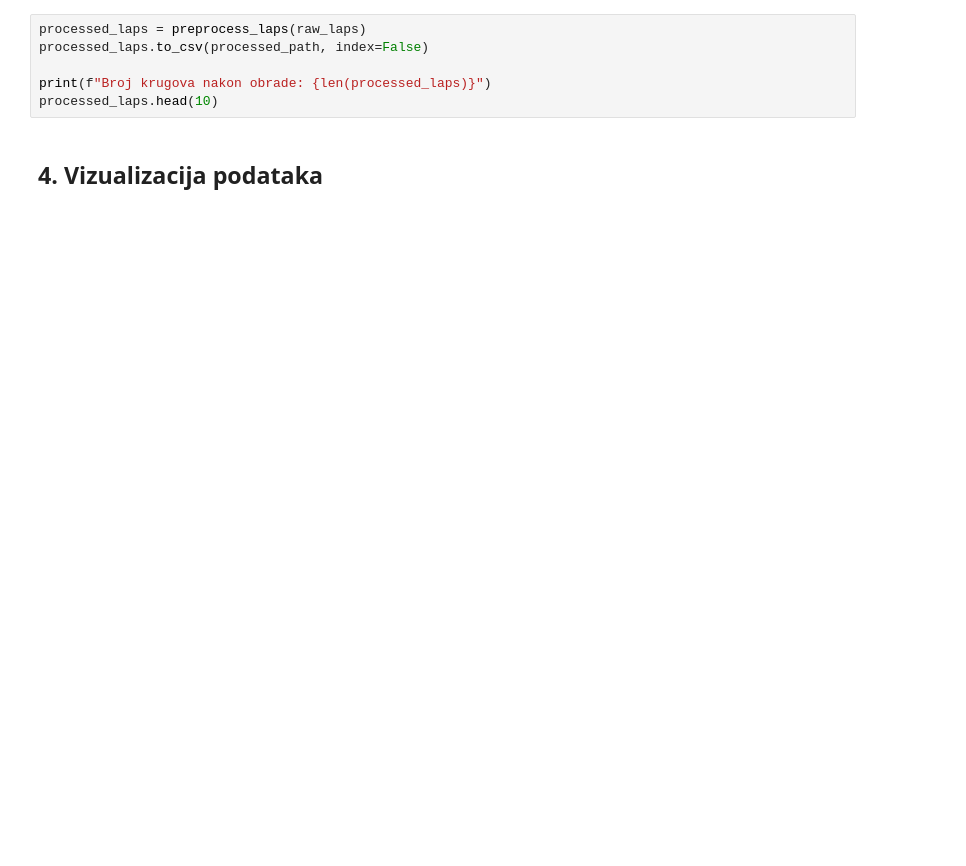
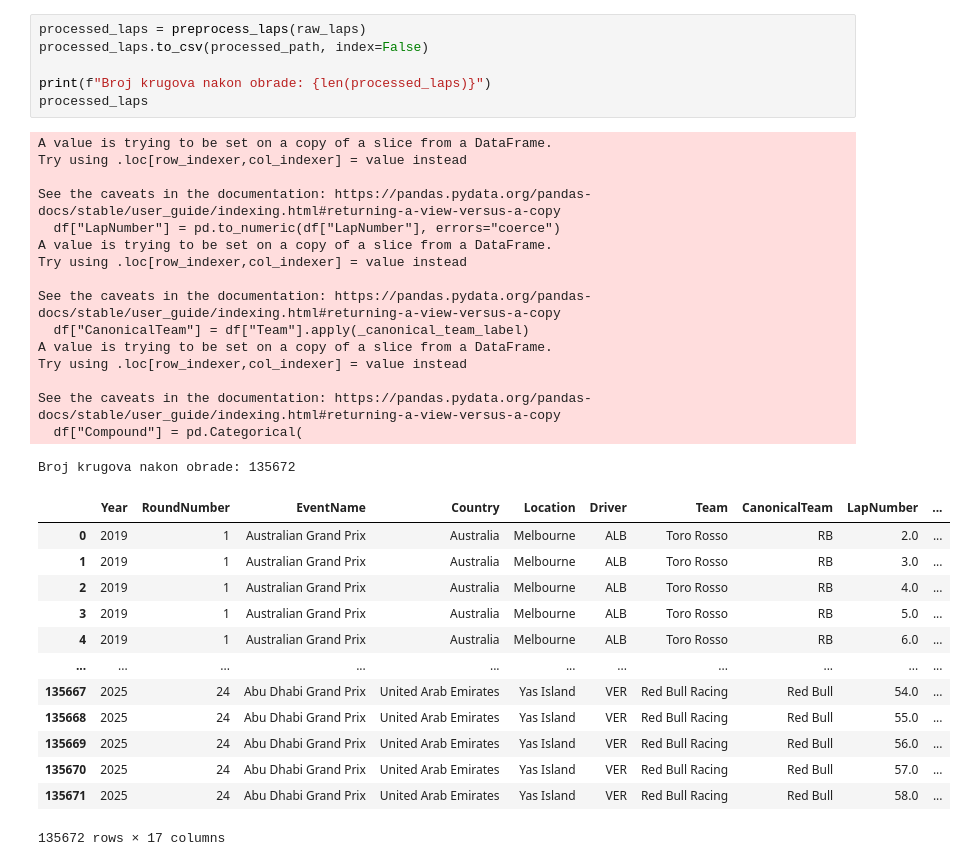
Before and after one commit to Zokster9/F1-Strategy-Analyses, a Jupyter notebook: notebooks/f1_strategija_analiza.ipynb, the cells around one changed output. Saved outputs shown, nothing was run; the diff lists cells and outputs as text; blank space fills up the shorter version.

```diff
--- a/notebooks/f1_strategija_analiza.ipynb
+++ b/notebooks/f1_strategija_analiza.ipynb
@@ -54,8 +100,36 @@ raw_laps.head()
 # %%
 processed_laps = preprocess_laps(raw_laps)
 processed_laps.to_csv(processed_path, index=False)
 
 print(f"Broj krugova nakon obrade: {len(processed_laps)}")
-processed_laps.head(10)
+processed_laps
+# %% [output]
+A value is trying to be set on a copy of a slice from a DataFrame.
+Try using .loc[row_indexer,col_indexer] = value instead
+
+See the caveats in the documentation: https://pandas.pydata.org/pandas-docs/stable/user_guide/indexing.html#returning-a-view-versus-a-copy
+  df["LapNumber"] = pd.to_numeric(df["LapNumber"], errors="coerce")
+A value is trying to be set on a copy of a slice from a DataFrame.
+Try using .loc[row_indexer,col_indexer] = value instead
+
+See the caveats in the documentation: https://pandas.pydata.org/pandas-docs/stable/user_guide/indexing.html#returning-a-view-versus-a-copy
+  df["CanonicalTeam"] = df["Team"].apply(_canonical_team_label)
+A value is trying to be set on a copy of a slice from a DataFrame.
+Try using .loc[row_indexer,col_indexer] = value instead
+
+See the caveats in the documentation: https://pandas.pydata.org/pandas-docs/stable/user_guide/indexing.html#returning-a-view-versus-a-copy
+  df["Compound"] = pd.Categorical(
+Broj krugova nakon obrade: 135672
+|  | Year | RoundNumber | EventName | Country | Location | Driver | Team | CanonicalTeam | LapNumber | ... |
+| 0 | 2019 | 1 | Australian Grand Prix | Australia | Melbourne | ALB | Toro Rosso | RB | 2.0 | ... |
+| 1 | 2019 | 1 | Australian Grand Prix | Australia | Melbourne | ALB | Toro Rosso | RB | 3.0 | ... |
+| 2 | 2019 | 1 | Australian Grand Prix | Australia | Melbourne | ALB | Toro Rosso | RB | 4.0 | ... |
+| 3 | 2019 | 1 | Australian Grand Prix | Australia | Melbourne | ALB | Toro Rosso | RB | 5.0 | ... |
+| 4 | 2019 | 1 | Australian Grand Prix | Australia | Melbourne | ALB | Toro Rosso | RB | 6.0 | ... |
+| ... | ... | ... | ... | ... | ... | ... | ... | ... | ... | ... |
+| 135667 | 2025 | 24 | Abu Dhabi Grand Prix | United Arab Emirates | Yas Island | VER | Red Bull Racing | Red Bull | 54.0 | ... |
+| 135668 | 2025 | 24 | Abu Dhabi Grand Prix | United Arab Emirates | Yas Island | VER | Red Bull Racing | Red Bull | 55.0 | ... |
+| 135669 | 2025 | 24 | Abu Dhabi Grand Prix | United Arab Emirates | Yas Island | VER | Red Bull Racing | Red Bull | 56.0 | ... |
+| 135670 | 2025 | 24 | Abu Dhabi Grand Prix | United Arab Emirates | Yas Island | VER | Red Bull Racing | Red Bull | 57.0 | ... |
+| 135671 | 2025 | 24 | Abu Dhabi Grand Prix | United Arab Emirates | Yas Island | VER | Red Bull Racing | Red Bull | 58.0 | ... |
+135672 rows × 17 columns
-# %% [markdown]
-## 4. Vizualizacija podataka
```
Also changed, not shown: parts of 39 cells of this notebook, 11 other files.
